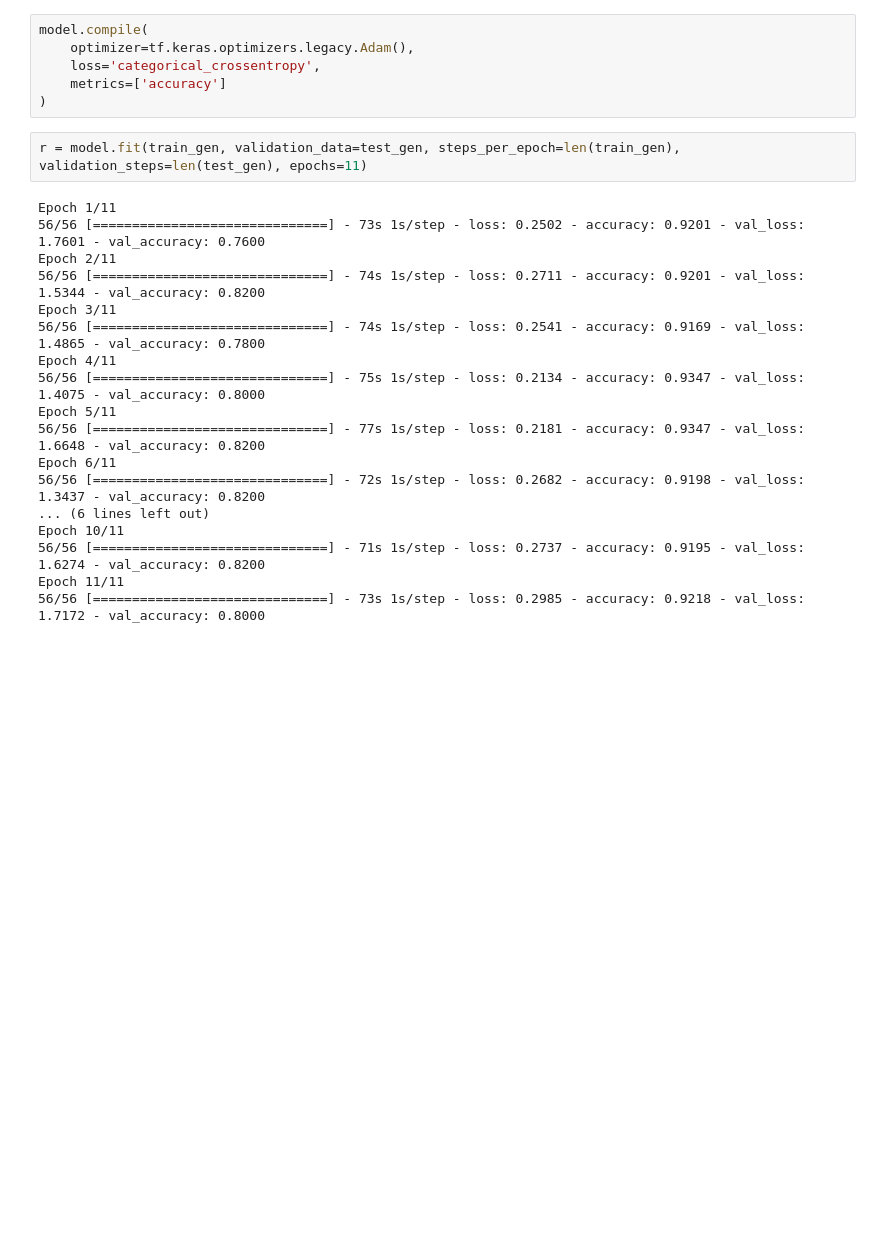
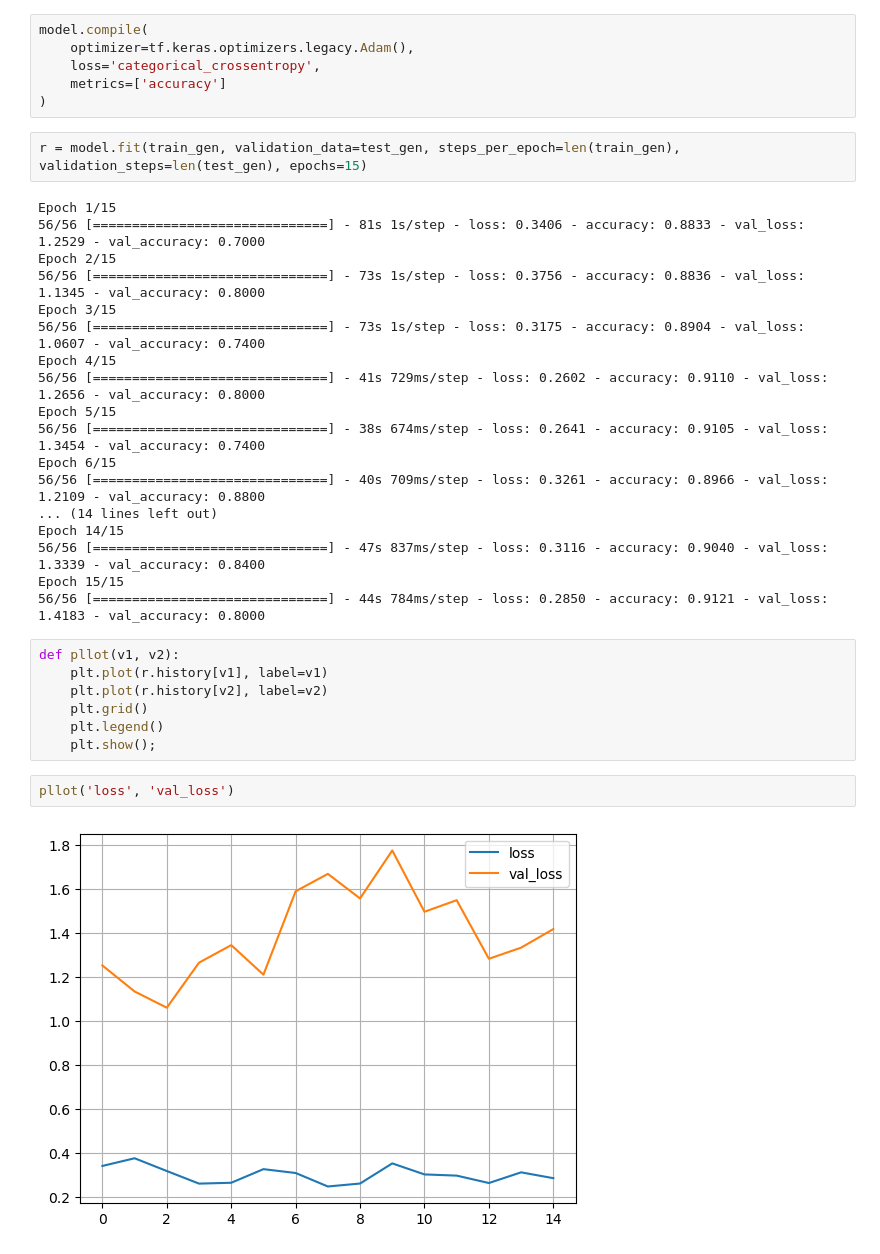
Before and after one commit to anishka07/transfer_learning, a Jupyter notebook: ResNet.ipynb, the cells around one changed output. Cells and saved outputs as stored; diff of their text form; blank space fills up the shorter version.

```diff
--- a/ResNet.ipynb
+++ b/ResNet.ipynb
@@ -109,22 +110,33 @@ model.compile(
     metrics=['accuracy']
 )
 # %%
-r = model.fit(train_gen, validation_data=test_gen, steps_per_epoch=len(train_gen), validation_steps=len(test_gen), epochs=11)
+r = model.fit(train_gen, validation_data=test_gen, steps_per_epoch=len(train_gen), validation_steps=len(test_gen), epochs=15)
 # %% [output]
-Epoch 1/11
-56/56 [==============================] - 73s 1s/step - loss: 0.2502 - accuracy: 0.9201 - val_loss: 1.7601 - val_accuracy: 0.7600
-Epoch 2/11
-56/56 [==============================] - 74s 1s/step - loss: 0.2711 - accuracy: 0.9201 - val_loss: 1.5344 - val_accuracy: 0.8200
-Epoch 3/11
-56/56 [==============================] - 74s 1s/step - loss: 0.2541 - accuracy: 0.9169 - val_loss: 1.4865 - val_accuracy: 0.7800
-Epoch 4/11
-56/56 [==============================] - 75s 1s/step - loss: 0.2134 - accuracy: 0.9347 - val_loss: 1.4075 - val_accuracy: 0.8000
-Epoch 5/11
-56/56 [==============================] - 77s 1s/step - loss: 0.2181 - accuracy: 0.9347 - val_loss: 1.6648 - val_accuracy: 0.8200
-Epoch 6/11
-56/56 [==============================] - 72s 1s/step - loss: 0.2682 - accuracy: 0.9198 - val_loss: 1.3437 - val_accuracy: 0.8200
-... (6 lines left out)
-Epoch 10/11
-56/56 [==============================] - 71s 1s/step - loss: 0.2737 - accuracy: 0.9195 - val_loss: 1.6274 - val_accuracy: 0.8200
-Epoch 11/11
-56/56 [==============================] - 73s 1s/step - loss: 0.2985 - accuracy: 0.9218 - val_loss: 1.7172 - val_accuracy: 0.8000
+Epoch 1/15
+56/56 [==============================] - 81s 1s/step - loss: 0.3406 - accuracy: 0.8833 - val_loss: 1.2529 - val_accuracy: 0.7000
+Epoch 2/15
+56/56 [==============================] - 73s 1s/step - loss: 0.3756 - accuracy: 0.8836 - val_loss: 1.1345 - val_accuracy: 0.8000
+Epoch 3/15
+56/56 [==============================] - 73s 1s/step - loss: 0.3175 - accuracy: 0.8904 - val_loss: 1.0607 - val_accuracy: 0.7400
+Epoch 4/15
+56/56 [==============================] - 41s 729ms/step - loss: 0.2602 - accuracy: 0.9110 - val_loss: 1.2656 - val_accuracy: 0.8000
+Epoch 5/15
+56/56 [==============================] - 38s 674ms/step - loss: 0.2641 - accuracy: 0.9105 - val_loss: 1.3454 - val_accuracy: 0.7400
+Epoch 6/15
+56/56 [==============================] - 40s 709ms/step - loss: 0.3261 - accuracy: 0.8966 - val_loss: 1.2109 - val_accuracy: 0.8800
+... (14 lines left out)
+Epoch 14/15
+56/56 [==============================] - 47s 837ms/step - loss: 0.3116 - accuracy: 0.9040 - val_loss: 1.3339 - val_accuracy: 0.8400
+Epoch 15/15
+56/56 [==============================] - 44s 784ms/step - loss: 0.2850 - accuracy: 0.9121 - val_loss: 1.4183 - val_accuracy: 0.8000
+# %%
+def pllot(v1, v2):
+    plt.plot(r.history[v1], label=v1)
+    plt.plot(r.history[v2], label=v2)
+    plt.grid()
+    plt.legend()
+    plt.show();
+# %%
+pllot('loss', 'val_loss')
+# %% [output]
+[figure, added]
```
Also changed, not shown: parts of 9 cells of this notebook.
